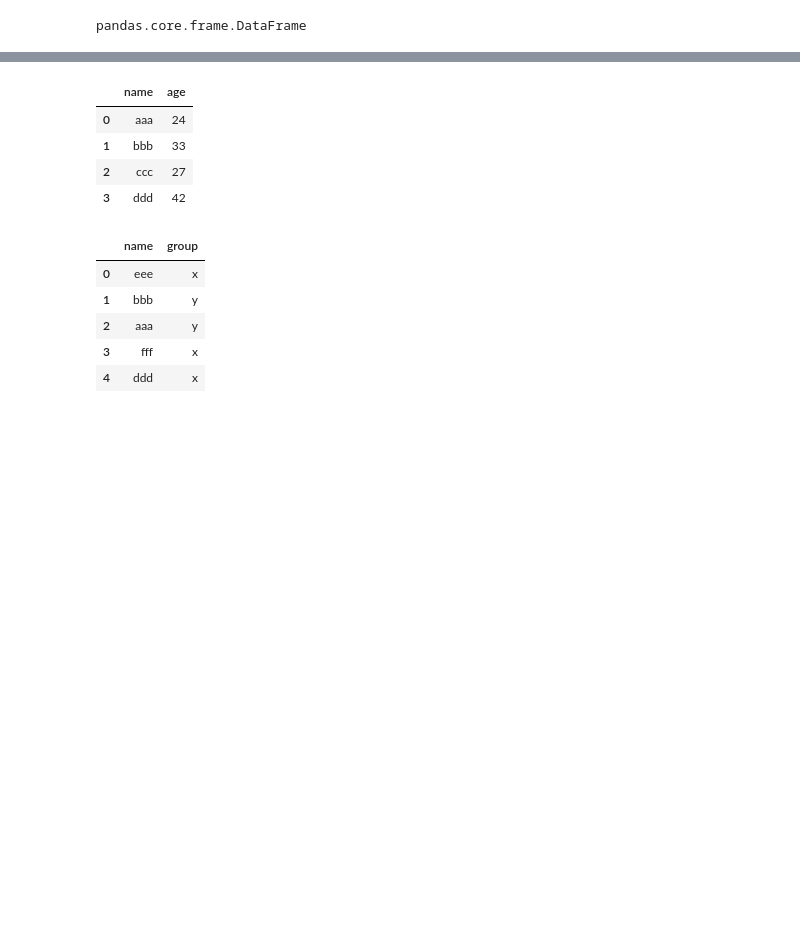
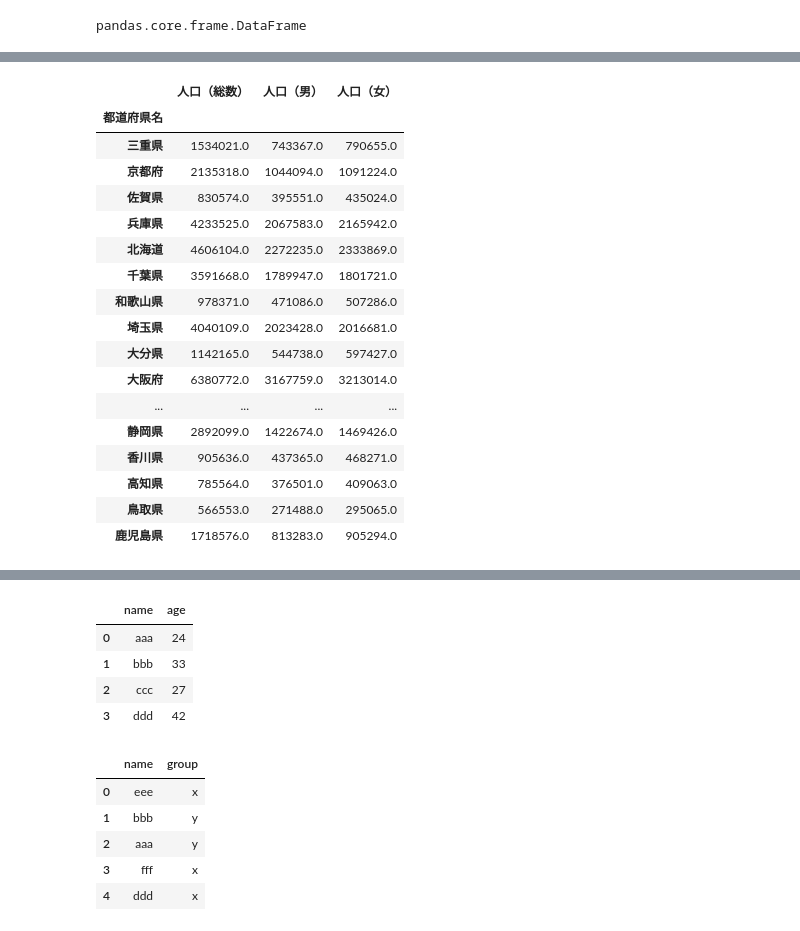
Before and after one commit to gakuto0404/Python, a Jupyter notebook: Pandas/DataFrame/pandas1.ipynb, the cells around one changed output, grey strips where cells are left out. Saved outputs shown, nothing was run; the diff lists cells and outputs as text; code cells hidden in the pictures; blank space fills up the shorter version.

```diff
--- a/Pandas/DataFrame/pandas1.ipynb
+++ b/Pandas/DataFrame/pandas1.ipynb
@@ -200,0 +194,21 @@ df_population_data.describe(include='all').round(0)
+# %%
+df_population_data.groupby(by='都道府県名').mean()[['人口（総数）', '人口（男）', '人口（女）']].round(0)
+# %% [output]
+|  | 人口（総数） | 人口（男） | 人口（女） |
+| 都道府県名 |  |  |  |
+| 三重県 | 1534021.0 | 743367.0 | 790655.0 |
+| 京都府 | 2135318.0 | 1044094.0 | 1091224.0 |
+| 佐賀県 | 830574.0 | 395551.0 | 435024.0 |
+| 兵庫県 | 4233525.0 | 2067583.0 | 2165942.0 |
+| 北海道 | 4606104.0 | 2272235.0 | 2333869.0 |
+| 千葉県 | 3591668.0 | 1789947.0 | 1801721.0 |
+| 和歌山県 | 978371.0 | 471086.0 | 507286.0 |
+| 埼玉県 | 4040109.0 | 2023428.0 | 2016681.0 |
+| 大分県 | 1142165.0 | 544738.0 | 597427.0 |
+| 大阪府 | 6380772.0 | 3167759.0 | 3213014.0 |
+| ... | ... | ... | ... |
+| 静岡県 | 2892099.0 | 1422674.0 | 1469426.0 |
+| 香川県 | 905636.0 | 437365.0 | 468271.0 |
+| 高知県 | 785564.0 | 376501.0 | 409063.0 |
+| 鳥取県 | 566553.0 | 271488.0 | 295065.0 |
+| 鹿児島県 | 1718576.0 | 813283.0 | 905294.0 |
```
Also changed, not shown: parts of 18 cells of this notebook, 12 other files.
